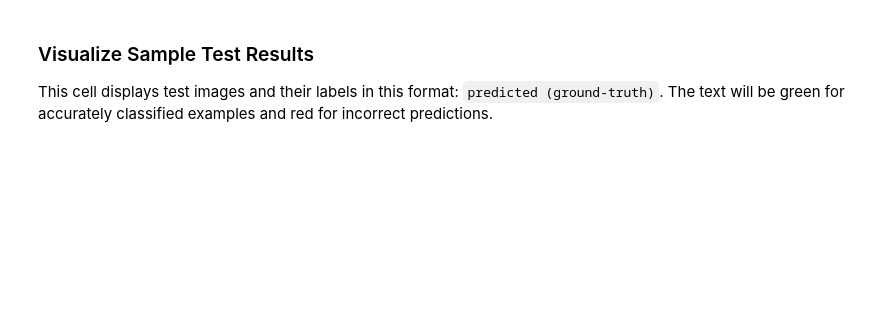
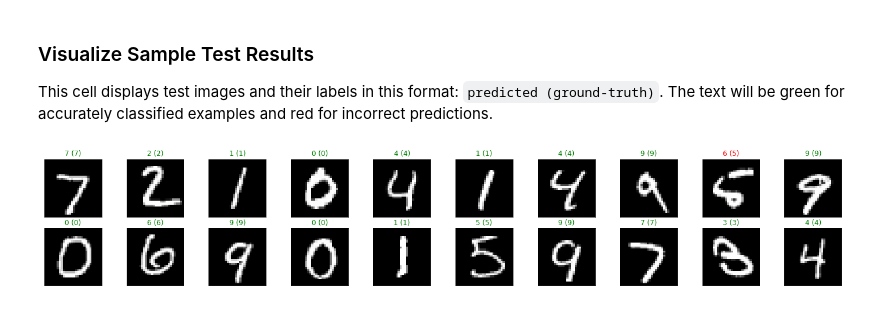
Before and after one commit to bobtal/deep-learning-v2-pytorch, a Jupyter notebook: convolutional-neural-networks/mnist-mlp/mnist_mlp_exercise.ipynb, the cells around one changed output. Saved outputs shown, nothing was run; the diff lists cells and outputs as text; code cells hidden in the pictures; blank space fills up the shorter version.

Commit message:
Completes the exercise in mnist-mlp notebook (that five really looks like a six ;)) - still only 20 epochs and maybe too complex model which overfits a bit?

```diff
--- a/convolutional-neural-networks/mnist-mlp/mnist_mlp_exercise.ipynb
+++ b/convolutional-neural-networks/mnist-mlp/mnist_mlp_exercise.ipynb
@@ -102,14 +99,23 @@ import torch.nn.functional as F
 class Net(nn.Module):
     def __init__(self):
         super(Net, self).__init__()
-        # linear layer (784 -> 1 hidden node)
-        self.fc1 = nn.Linear(28 * 28, 1)
+        # linear layer (784 -> 512 hidden nodes)
+        self.fc1 = nn.Linear(28 * 28, 512)
+        # Hidden layer (512 -> 128 output nodes)
+        self.fc2 = nn.Linear(512, 128)
+        # Hidden layer (128 -> 10 output nodes)
+        self.output = nn.Linear(128, 10)
 
     def forward(self, x):
         # flatten image input
         x = x.view(-1, 28 * 28)
         # add hidden layer, with relu activation function
         x = F.relu(self.fc1(x))
+        # add hidden layer, with relu activation function
+        x = F.relu(self.fc2(x))
+        # add output layer, raw output (logits)
+        x = self.output(x)
+
         return x
 
 # initialize the NN
@@ -229,21 +288,26 @@ print('\nTest Accuracy (Overall): %2d%% (%2d/%2d)' % (
 
 This cell displays test images and their labels in this format: `predicted (ground-truth)`. The text will be green for accurately classified examples and red for incorrect predictions.
 # %%
+# bring the model back to cpu (if it was on gpu) for testing
+model.to('cpu')
+
 # obtain one batch of test images
 dataiter = iter(test_loader)
 images, labels = dataiter.next()
 
 # get sample outputs
 output = model(images)
 # convert output probabilities to predicted class
 _, preds = torch.max(output, 1)
 # prep images for display
 images = images.numpy()
 
 # plot the images in the batch, along with predicted and true labels
 fig = plt.figure(figsize=(25, 4))
 for idx in np.arange(20):
     ax = fig.add_subplot(2, 20/2, idx+1, xticks=[], yticks=[])
     ax.imshow(np.squeeze(images[idx]), cmap='gray')
     ax.set_title("{} ({})".format(str(preds[idx].item()), str(labels[idx].item())),
                  color=("green" if preds[idx]==labels[idx] else "red"))
+# %% [output]
+[figure, added]
```
Also changed, not shown: parts of 7 cells of this notebook.
